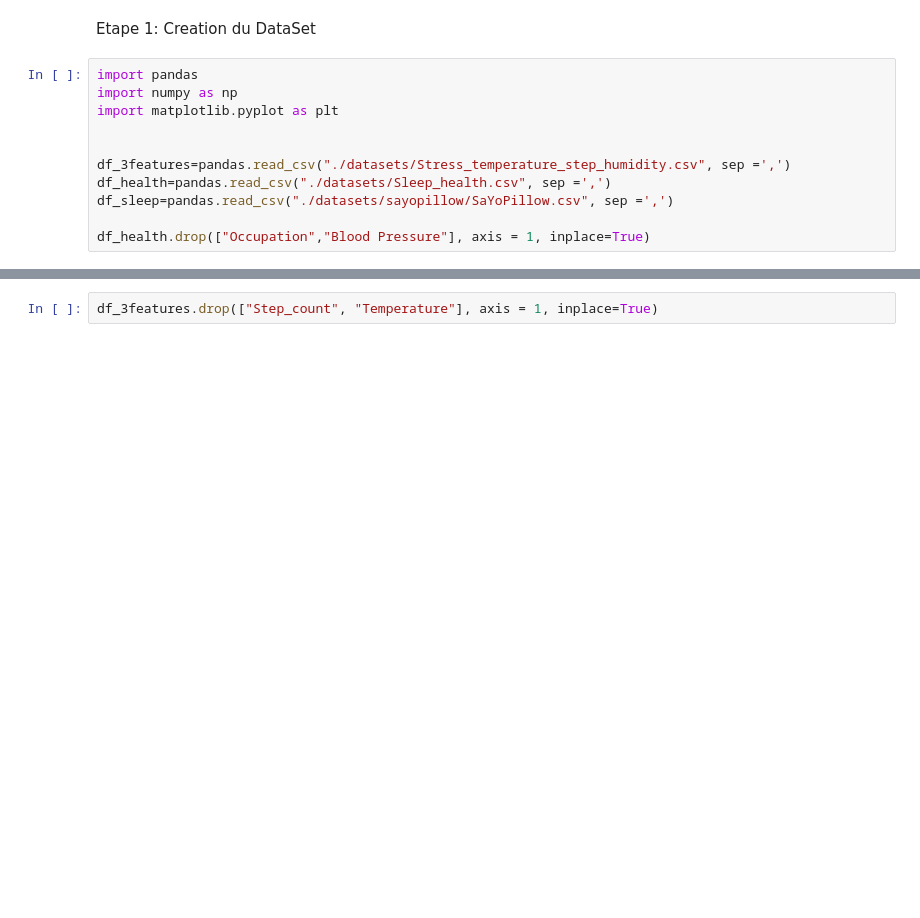
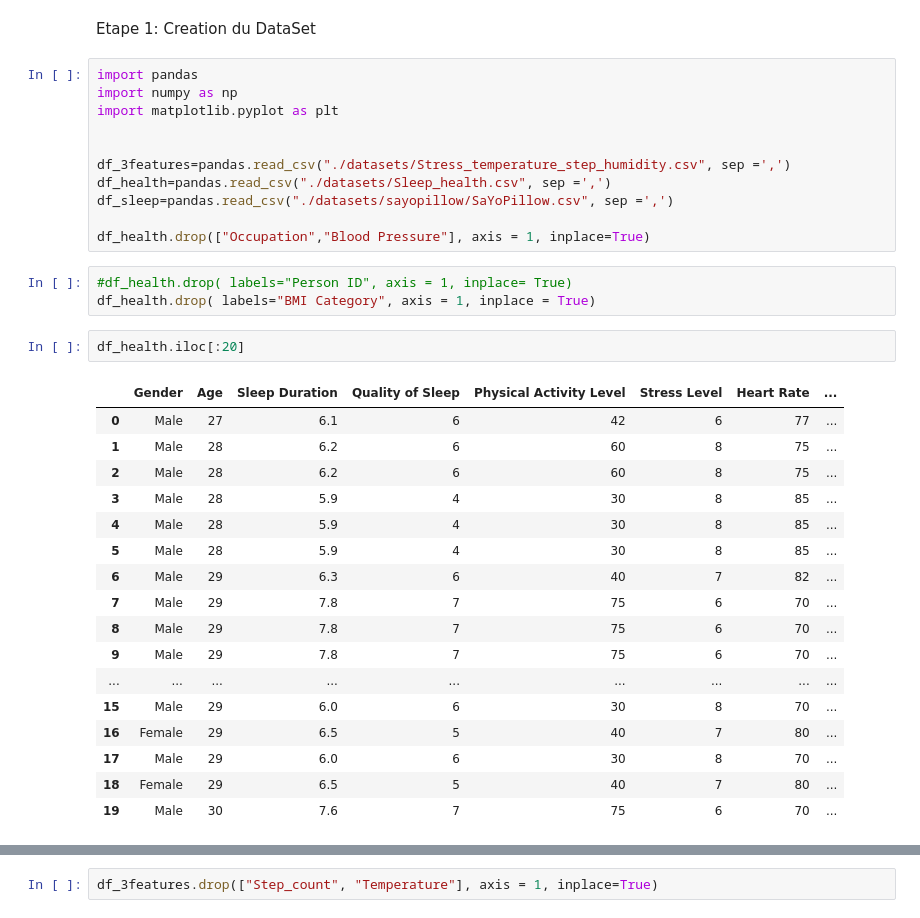
Before and after one commit to ydepledt/pie_project, a Jupyter notebook: pie_ml.ipynb, the cells around one changed output, grey strips where cells are left out. Saved outputs shown, nothing was run; the diff lists cells and outputs as text; blank space fills up the shorter version.

```diff
--- a/pie_ml.ipynb
+++ b/pie_ml.ipynb
@@ -11,3 +11,26 @@ df_health=pandas.read_csv("./datasets/Sleep_health.csv", sep =',')
 df_sleep=pandas.read_csv("./datasets/sayopillow/SaYoPillow.csv", sep =',')
 
 df_health.drop(["Occupation","Blood Pressure"], axis = 1, inplace=True)
+# %%
+#df_health.drop( labels="Person ID", axis = 1, inplace= True)
+df_health.drop( labels="BMI Category", axis = 1, inplace = True)
+# %%
+df_health.iloc[:20]
+# %% [output]
+|  | Gender | Age | Sleep Duration | Quality of Sleep | Physical Activity Level | Stress Level | Heart Rate | ... |
+| 0 | Male | 27 | 6.1 | 6 | 42 | 6 | 77 | ... |
+| 1 | Male | 28 | 6.2 | 6 | 60 | 8 | 75 | ... |
+| 2 | Male | 28 | 6.2 | 6 | 60 | 8 | 75 | ... |
+| 3 | Male | 28 | 5.9 | 4 | 30 | 8 | 85 | ... |
+| 4 | Male | 28 | 5.9 | 4 | 30 | 8 | 85 | ... |
+| 5 | Male | 28 | 5.9 | 4 | 30 | 8 | 85 | ... |
+| 6 | Male | 29 | 6.3 | 6 | 40 | 7 | 82 | ... |
+| 7 | Male | 29 | 7.8 | 7 | 75 | 6 | 70 | ... |
+| 8 | Male | 29 | 7.8 | 7 | 75 | 6 | 70 | ... |
+| 9 | Male | 29 | 7.8 | 7 | 75 | 6 | 70 | ... |
+| ... | ... | ... | ... | ... | ... | ... | ... | ... |
+| 15 | Male | 29 | 6.0 | 6 | 30 | 8 | 70 | ... |
+| 16 | Female | 29 | 6.5 | 5 | 40 | 7 | 80 | ... |
+| 17 | Male | 29 | 6.0 | 6 | 30 | 8 | 70 | ... |
+| 18 | Female | 29 | 6.5 | 5 | 40 | 7 | 80 | ... |
+| 19 | Male | 30 | 7.6 | 7 | 75 | 6 | 70 | ... |
```
Also changed, not shown: parts of 14 cells of this notebook.
